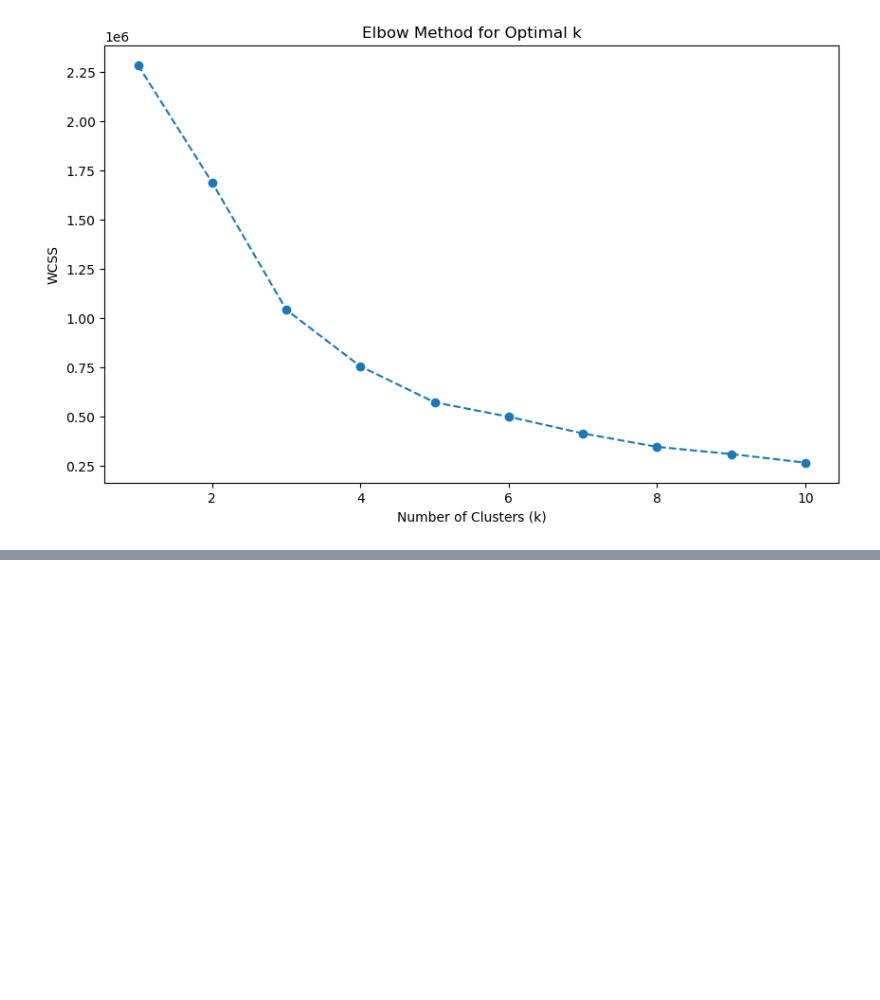
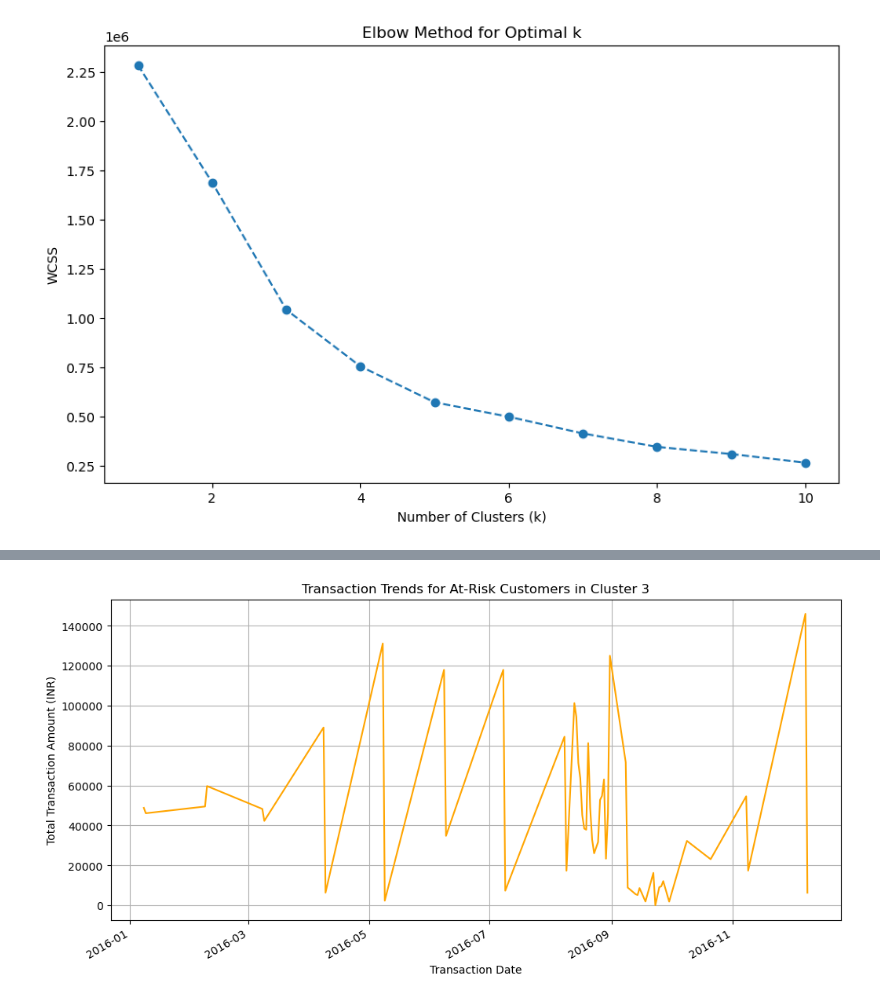
Before and after one commit to usman666/Optimising-Retail-Banking-Strategies, a Jupyter notebook: Analyis.ipynb, the cells around one changed output, grey strips where cells are left out. Cells and saved outputs as stored; diff of their text form; code cells hidden in the pictures; blank space fills up the shorter version.

```diff
--- a/Analyis.ipynb
+++ b/Analyis.ipynb
@@ -585,0 +695,14 @@ plt.show()
+# %%
+# Merge the cluster and segment information back to the original cleaned dataset
+df_cleaned['Cluster'] = rfm['Cluster']
+df_cleaned['Segment'] = rfm['Segment']
+
+# Select relevant columns: CustomerID, Cluster, Segment, CustLocation (Country), and CustGender (Gender)
+# Replace 'CustLocation' and 'CustGender' with the actual column names in your dataset
+clustered_customers = df_cleaned[['CustomerID', 'Cluster', 'Segment', 'CustLocation', 'CustGender']]
+
+# Display the customers grouped by clusters
+for cluster in clustered_customers['Cluster'].unique():
+    print(f"Cluster {cluster}:")
+    print(clustered_customers[clustered_customers['Cluster'] == cluster])
+    print("\n")
@@ -585,0 +727,22 @@ plt.show()
+# %%
+# Filter customers in Cluster 3 with "At-Risk Customers" segment
+at_risk_customers = clustered_customers[
+    (clustered_customers['Cluster'] == 3) & (clustered_customers['Segment'] == 'At-Risk Customers')
+]
+
+# Merge with the original dataset to get transaction history
+at_risk_transactions = df_cleaned[df_cleaned['CustomerID'].isin(at_risk_customers['CustomerID'])]
+
+# Analyze transaction trends over time
+transaction_trends = at_risk_transactions.groupby('TransactionDate')['TransactionAmount (INR)'].sum()
+
+# Plot transaction trends
+plt.figure(figsize=(12, 6))
+transaction_trends.plot(kind='line', color='orange')
+plt.title('Transaction Trends for At-Risk Customers in Cluster 3')
+plt.xlabel('Transaction Date')
+plt.ylabel('Total Transaction Amount (INR)')
+plt.grid()
+plt.show()
+# %% [output]
+[figure, added]
```
Also changed, not shown: parts of 7 cells of this notebook.
